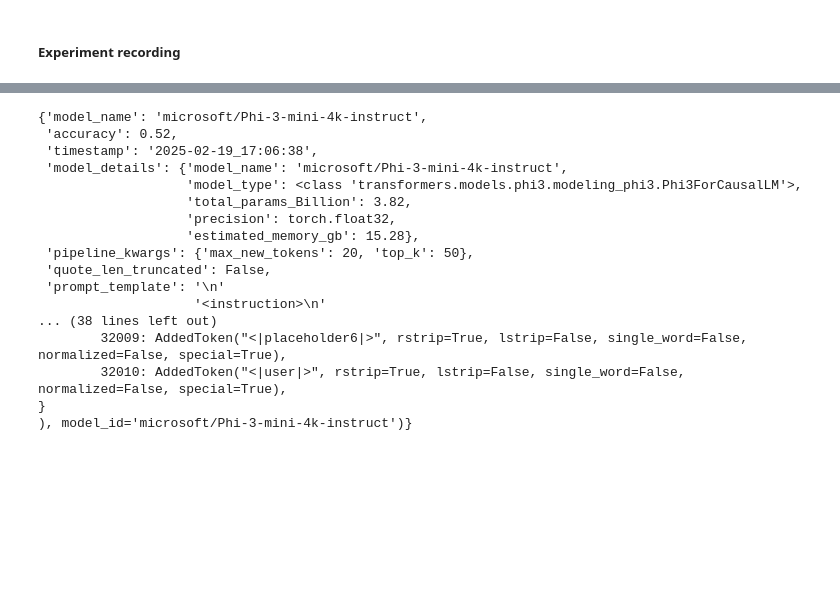
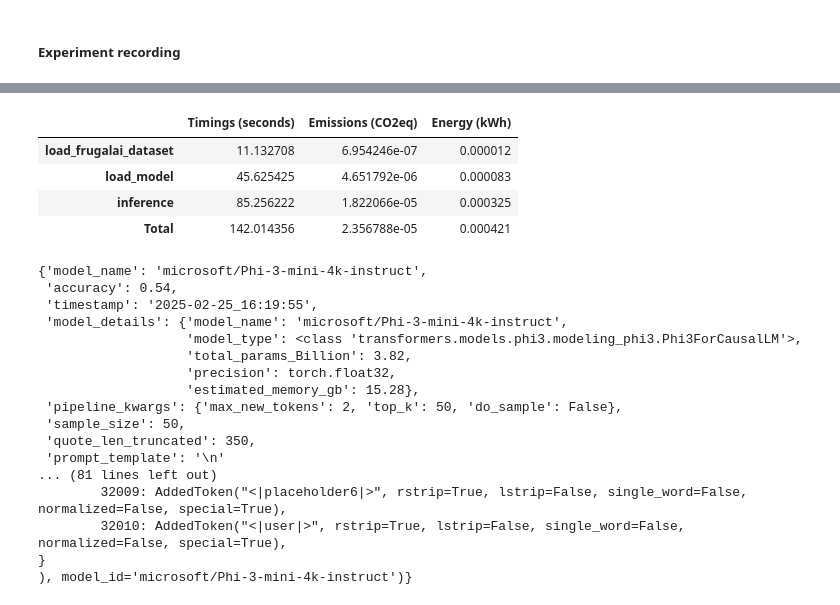
Before and after one commit to Arivima/frugal-ai-challenge, a Jupyter notebook: training/Langchain_Baseline.ipynb, the cells around one changed output, grey strips where cells are left out. Drawn from its saved outputs; the diff is of its cells as text; code cells hidden in the pictures; blank space fills up the shorter version.

```diff
--- a/training/Langchain_Baseline.ipynb
+++ b/training/Langchain_Baseline.ipynb
@@ -17,7 +15,7 @@
 # %%
-from frugalai.utils.efficiency_tracker import FunctionTimer
+from frugalai.utils.efficiency_tracker import FunctionTracker
 
-timer = FunctionTimer()
+tracker = FunctionTracker()
 # %% [markdown]
 ##### **Load dataset**
 # %%
@@ -513,3 +660,11 @@ timestamp
+# %%
+tracker.get_metrics()
+# %% [output]
+|  | Timings (seconds) | Emissions (CO2eq) | Energy (kWh) |
+| load_frugalai_dataset | 11.132708 | 6.954246e-07 | 0.000012 |
+| load_model | 45.625425 | 4.651792e-06 | 0.000083 |
+| inference | 85.256222 | 1.822066e-05 | 0.000325 |
+| Total | 142.014356 | 2.356788e-05 | 0.000421 |
 # %%
 import json
 import pprint
@@ -522,29 +677,32 @@ meta_data = {
     "model_details": model_memory_need(model=model),
     "pipeline_kwargs": pipeline_kwargs,
 
-    "quote_len_truncated": False if (max(results_df['X_test'].apply(len)) < threshold) == False else threshold,
+    "sample_size": N,
+    "quote_len_truncated": False if (max(results_df['X_test'].apply(len)) <= threshold) == False else threshold,
 
     "prompt_template": prompt_template,
 
+    "efficiency": tracker.get_metrics().to_dict(),
     "performance": performance.to_dict(),
+    'category_performance' : metrics_df.to_dict(),
     "model_pipeline" : model
 }
 
 pprint.pprint(meta_data, width=100, sort_dicts=False)
 # %% [output]
 {'model_name': 'microsoft/Phi-3-mini-4k-instruct',
- 'accuracy': 0.52,
- 'timestamp': '2025-02-19_17:06:38',
+ 'accuracy': 0.54,
+ 'timestamp': '2025-02-25_16:19:55',
  'model_details': {'model_name': 'microsoft/Phi-3-mini-4k-instruct',
                    'model_type': <class 'transformers.models.phi3.modeling_phi3.Phi3ForCausalLM'>,
                    'total_params_Billion': 3.82,
                    'precision': torch.float32,
                    'estimated_memory_gb': 15.28},
- 'pipeline_kwargs': {'max_new_tokens': 20, 'top_k': 50},
- 'quote_len_truncated': False,
+ 'pipeline_kwargs': {'max_new_tokens': 2, 'top_k': 50, 'do_sample': False},
+ 'sample_size': 50,
+ 'quote_len_truncated': 350,
  'prompt_template': '\n'
-                    '<instruction>\n'
-... (38 lines left out)
+... (81 lines left out)
         32009: AddedToken("<|placeholder6|>", rstrip=True, lstrip=False, single_word=False, normalized=False, special=True),
         32010: AddedToken("<|user|>", rstrip=True, lstrip=False, single_word=False, normalized=False, special=True),
 }
```
Also changed, not shown: parts of 38 cells of this notebook, 49 other files.
